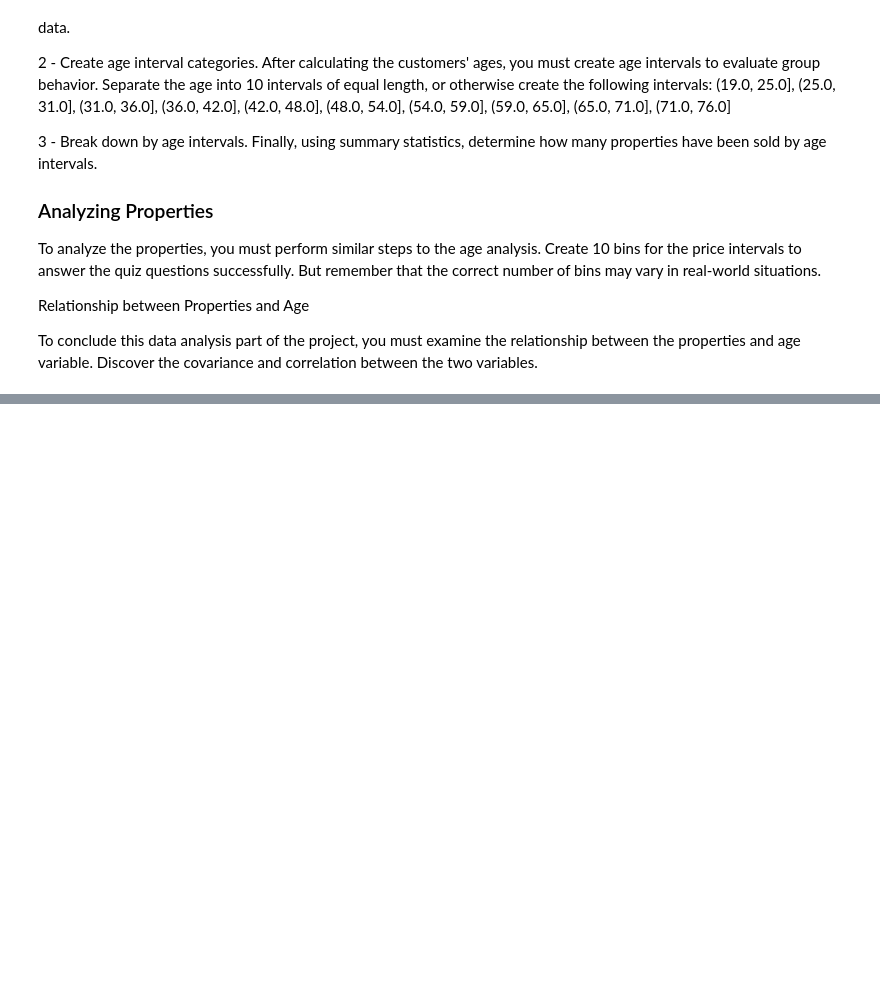
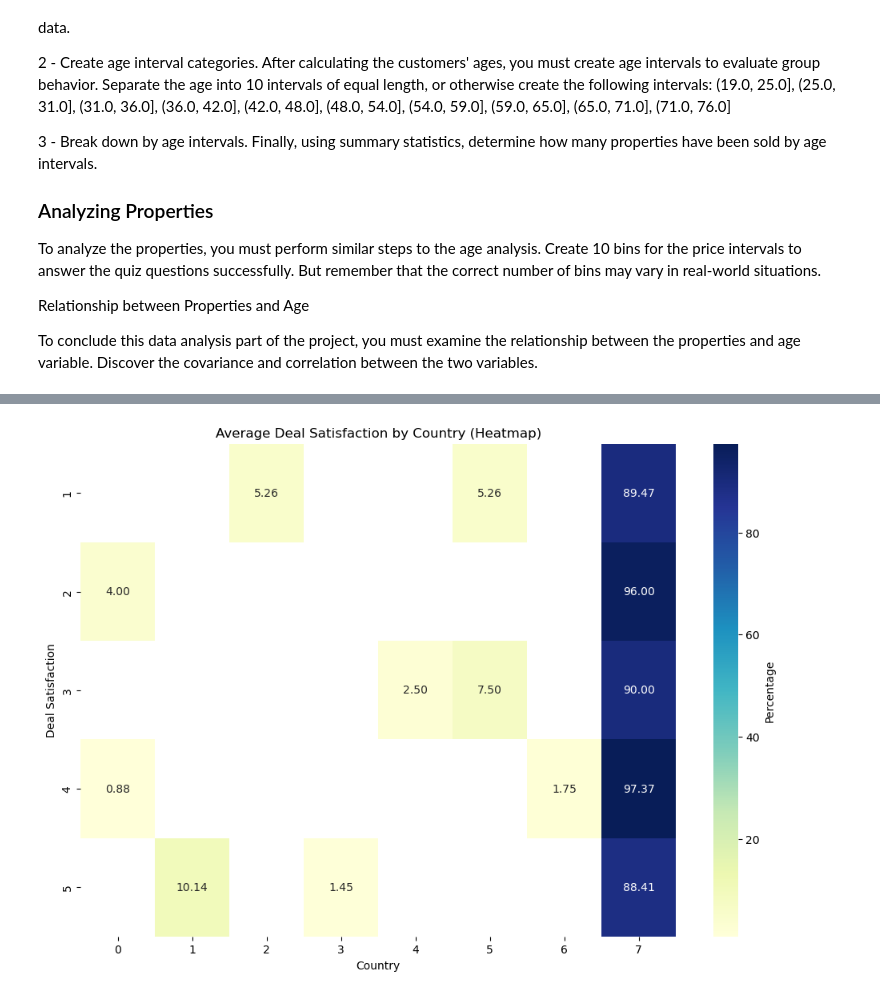
Before and after one commit to mezdourcheima/Real-Estate-Market-Analysis-with-Python, a Jupyter notebook: dataAnalysis.ipynb, the cells around one changed output, grey strips where cells are left out. Drawn from its saved outputs; the diff is of its cells as text; code cells hidden in the pictures; blank space fills up the shorter version.

```diff
--- a/dataAnalysis.ipynb
+++ b/dataAnalysis.ipynb
@@ -21,0 +212,13 @@ To conclude this data analysis part of the project, you must examine the relatio
+# %%
+heatmap_data = data.groupby(['country', 'deal_satisfaction']).size().unstack().T
+heatmap_data = heatmap_data.div(heatmap_data.sum(axis=1), axis=0) * 100  # Convert to percentages
+
+plt.figure(figsize=(12, 8))
+sns.heatmap(heatmap_data, annot=True, fmt=".2f", cmap="YlGnBu", cbar_kws={'label': 'Percentage'})
+
+plt.title('Average Deal Satisfaction by Country (Heatmap)')
+plt.xlabel('Country')
+plt.ylabel('Deal Satisfaction')
+plt.show()
+# %% [output]
+[figure, added]
```
Also changed, not shown: parts of 36 cells of this notebook, 2 other files.
